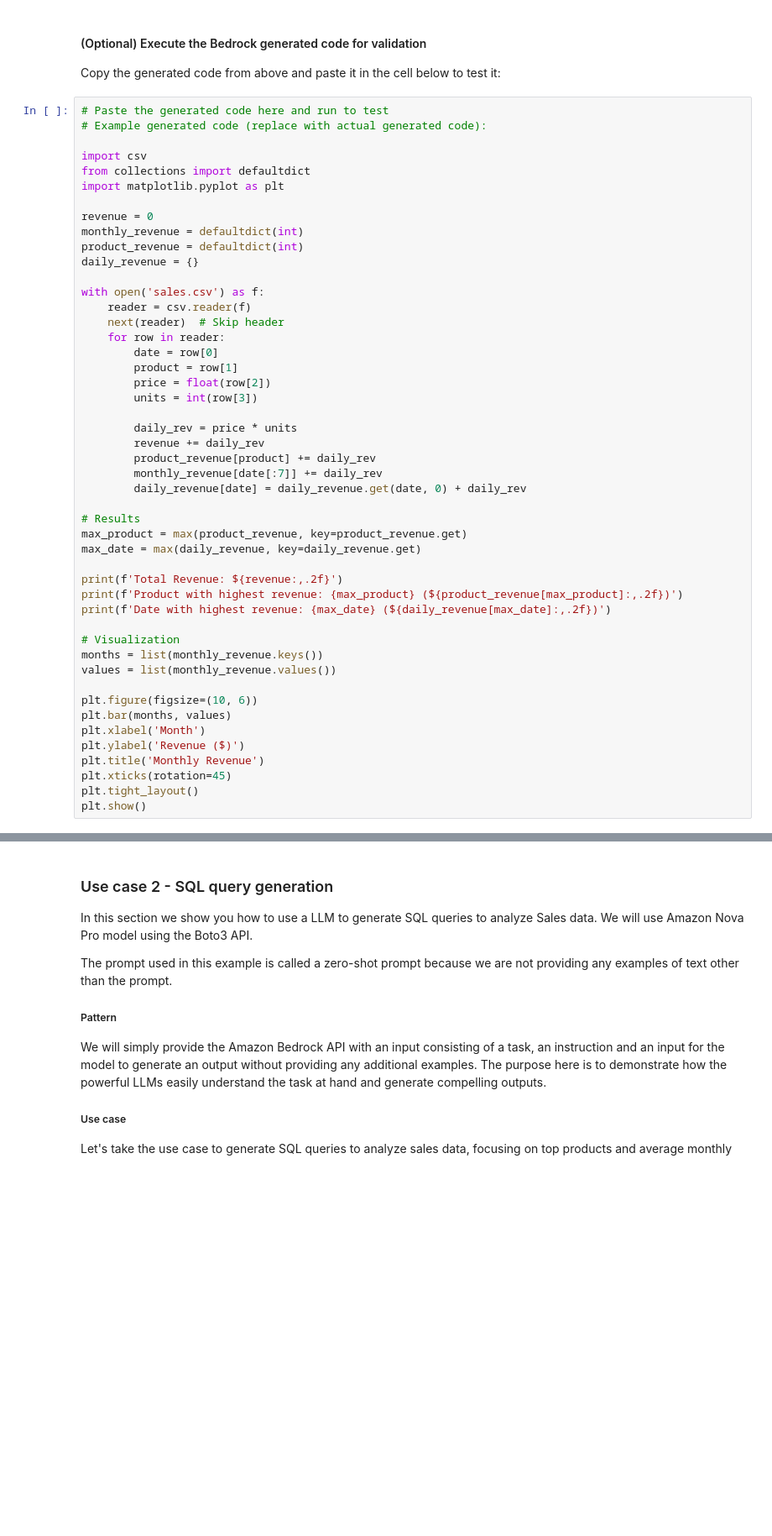
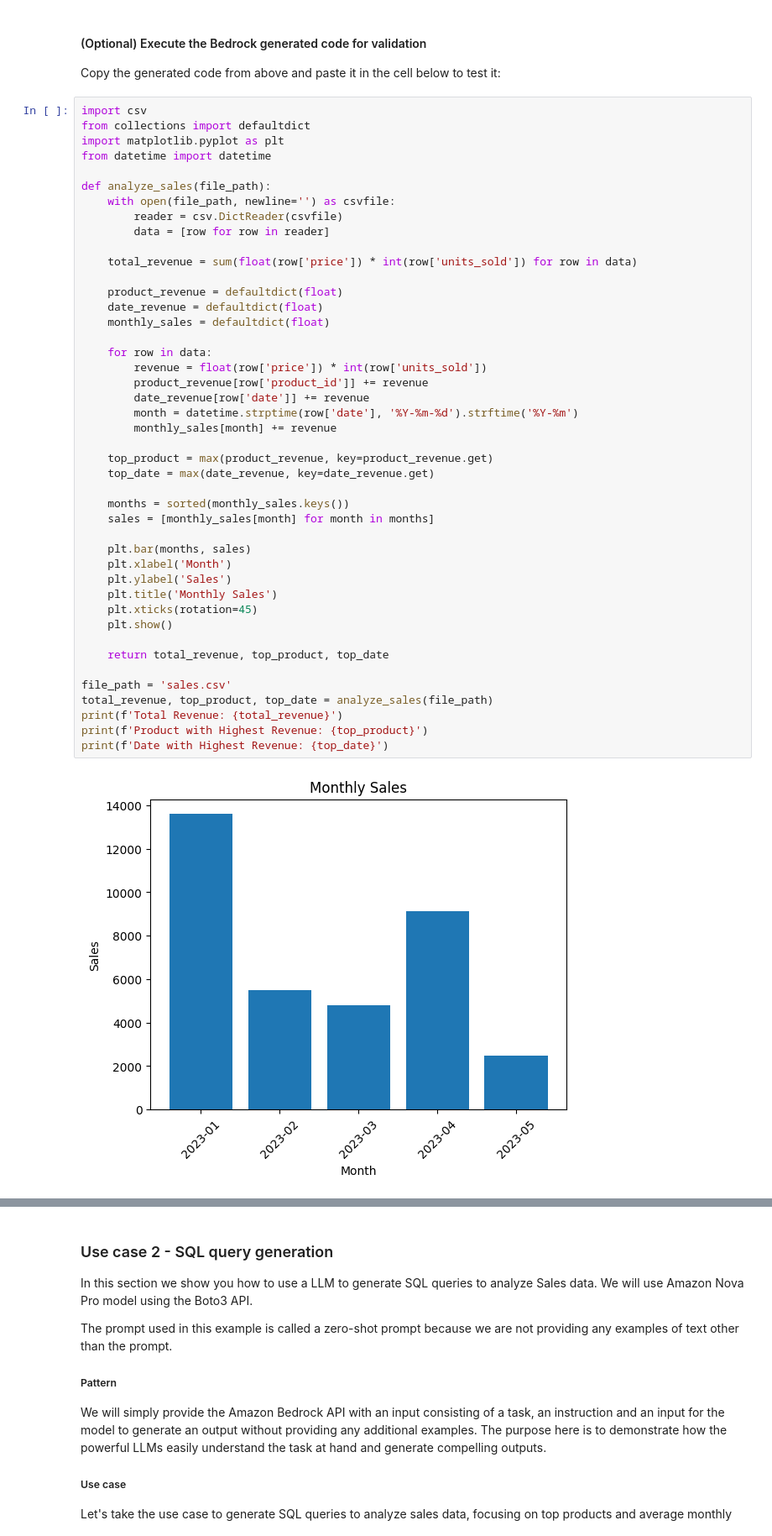
Before and after one commit to bertds/genaiexercise, a Jupyter notebook: text_generation/01_text_and_code_generation_w_bedrock.ipynb, the cells around one changed output, grey strips where cells are left out. Shown at 84% size. Saved outputs shown, nothing was run; the diff lists cells and outputs as text; blank space fills up the shorter version.

```diff
--- a/text_generation/01_text_and_code_generation_w_bedrock.ipynb
+++ b/text_generation/01_text_and_code_generation_w_bedrock.ipynb
@@ -253,50 +336,48 @@ else:
 
 Copy the generated code from above and paste it in the cell below to test it:
 # %%
-# Paste the generated code here and run to test
-# Example generated code (replace with actual generated code):
-
 import csv
 from collections import defaultdict
 import matplotlib.pyplot as plt
+from datetime import datetime
 
-revenue = 0
-monthly_revenue = defaultdict(int)
-product_revenue = defaultdict(int)
-daily_revenue = {}
+def analyze_sales(file_path):
+    with open(file_path, newline='') as csvfile:
+        reader = csv.DictReader(csvfile)
+        data = [row for row in reader]
 
-with open('sales.csv') as f:
-    reader = csv.reader(f)
-    next(reader)  # Skip header
-    for row in reader:
-        date = row[0]
-        product = row[1]
-        price = float(row[2])
-        units = int(row[3])
+    total_revenue = sum(float(row['price']) * int(row['units_sold']) for row in data)
 
-        daily_rev = price * units
-        revenue += daily_rev
-        product_revenue[product] += daily_rev
-        monthly_revenue[date[:7]] += daily_rev
-        daily_revenue[date] = daily_revenue.get(date, 0) + daily_rev
+    product_revenue = defaultdict(float)
+    date_revenue = defaultdict(float)
+    monthly_sales = defaultdict(float)
 
-# Results
-max_product = max(product_revenue, key=product_revenue.get)
-max_date = max(daily_revenue, key=daily_revenue.get)
+    for row in data:
+        revenue = float(row['price']) * int(row['units_sold'])
+        product_revenue[row['product_id']] += revenue
+        date_revenue[row['date']] += revenue
+        month = datetime.strptime(row['date'], '%Y-%m-%d').strftime('%Y-%m')
+        monthly_sales[month] += revenue
 
-print(f'Total Revenue: ${revenue:,.2f}')
-print(f'Product with highest revenue: {max_product} (${product_revenue[max_product]:,.2f})')
-print(f'Date with highest revenue: {max_date} (${daily_revenue[max_date]:,.2f})')
+    top_product = max(product_revenue, key=product_revenue.get)
+    top_date = max(date_revenue, key=date_revenue.get)
 
-# Visualization
-months = list(monthly_revenue.keys())
-values = list(monthly_revenue.values())
+    months = sorted(monthly_sales.keys())
+    sales = [monthly_sales[month] for month in months]
 
-plt.figure(figsize=(10, 6))
-plt.bar(months, values)
-plt.xlabel('Month')
-plt.ylabel('Revenue ($)')
-plt.title('Monthly Revenue')
-plt.xticks(rotation=45)
-plt.tight_layout()
-plt.show()
+    plt.bar(months, sales)
+    plt.xlabel('Month')
+    plt.ylabel('Sales')
+    plt.title('Monthly Sales')
+    plt.xticks(rotation=45)
+    plt.show()
+
+    return total_revenue, top_product, top_date
+
+file_path = 'sales.csv'
+total_revenue, top_product, top_date = analyze_sales(file_path)
+print(f'Total Revenue: {total_revenue}')
+print(f'Product with Highest Revenue: {top_product}')
+print(f'Date with Highest Revenue: {top_date}')
+# %% [output]
+[figure, added]
```
Also changed, not shown: parts of 19 cells of this notebook, 1 other file.
